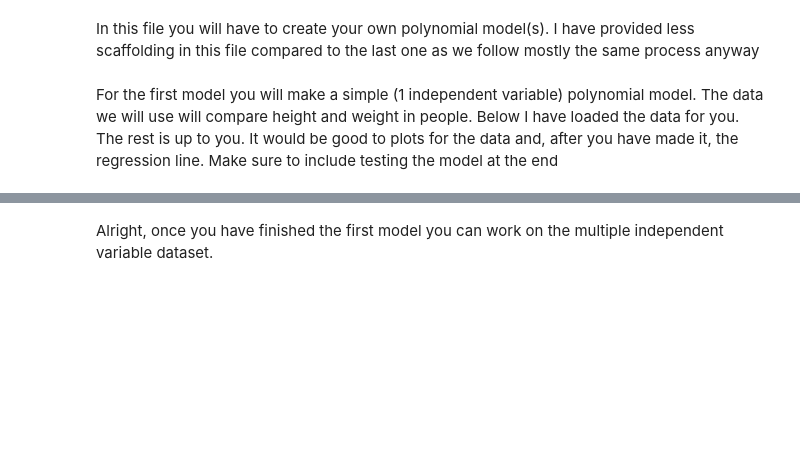
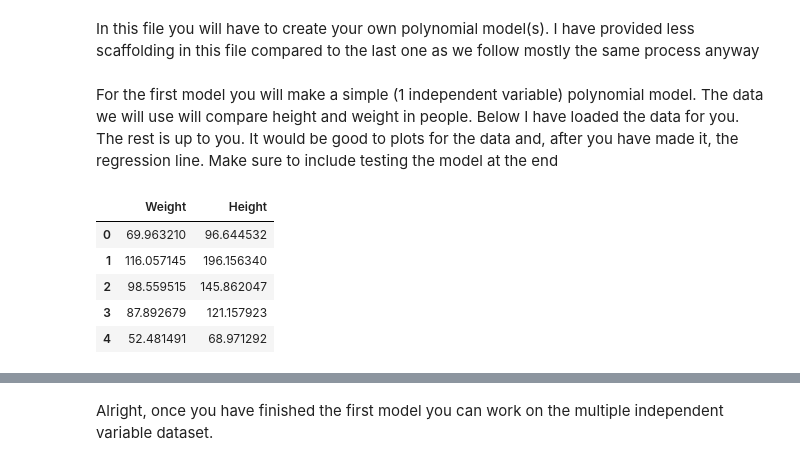
Before and after one commit to MissMcDermott/Notebooks, a Jupyter notebook: poly_you_do.ipynb, the cells around one changed output, grey strips where cells are left out. Saved outputs shown, nothing was run; the diff lists cells and outputs as text; code cells hidden in the pictures; blank space fills up the shorter version.

```diff
--- a/poly_you_do.ipynb
+++ b/poly_you_do.ipynb
@@ -12,3 +12,11 @@ from sklearn.model_selection import train_test_split
 For the first model you will make a simple (1 independent variable) polynomial model. The data we will use will compare height and weight in people. Below I have loaded the data for you. The rest is up to you. It would be good to plots for the data and, after you have made it, the regression line. Make sure to include testing the model at the end
 # %%
 df = pd.read_csv('data/Weight-Height Polynomial Dataset.csv')
+df.head()
+# %% [output]
+|  | Weight | Height |
+| 0 | 69.963210 | 96.644532 |
+| 1 | 116.057145 | 196.156340 |
+| 2 | 98.559515 | 145.862047 |
+| 3 | 87.892679 | 121.157923 |
+| 4 | 52.481491 | 68.971292 |
```
Also changed, not shown: parts of 25 cells of this notebook, 11 other files.
